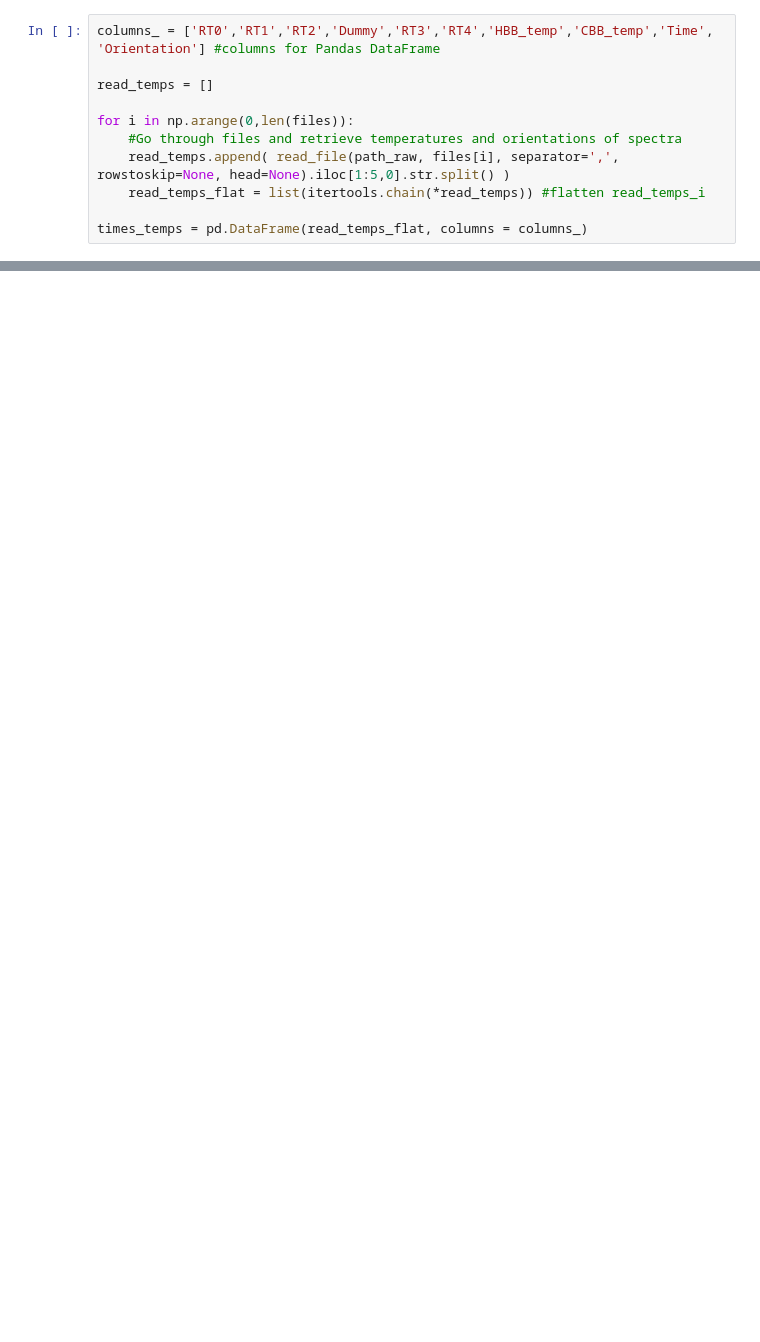
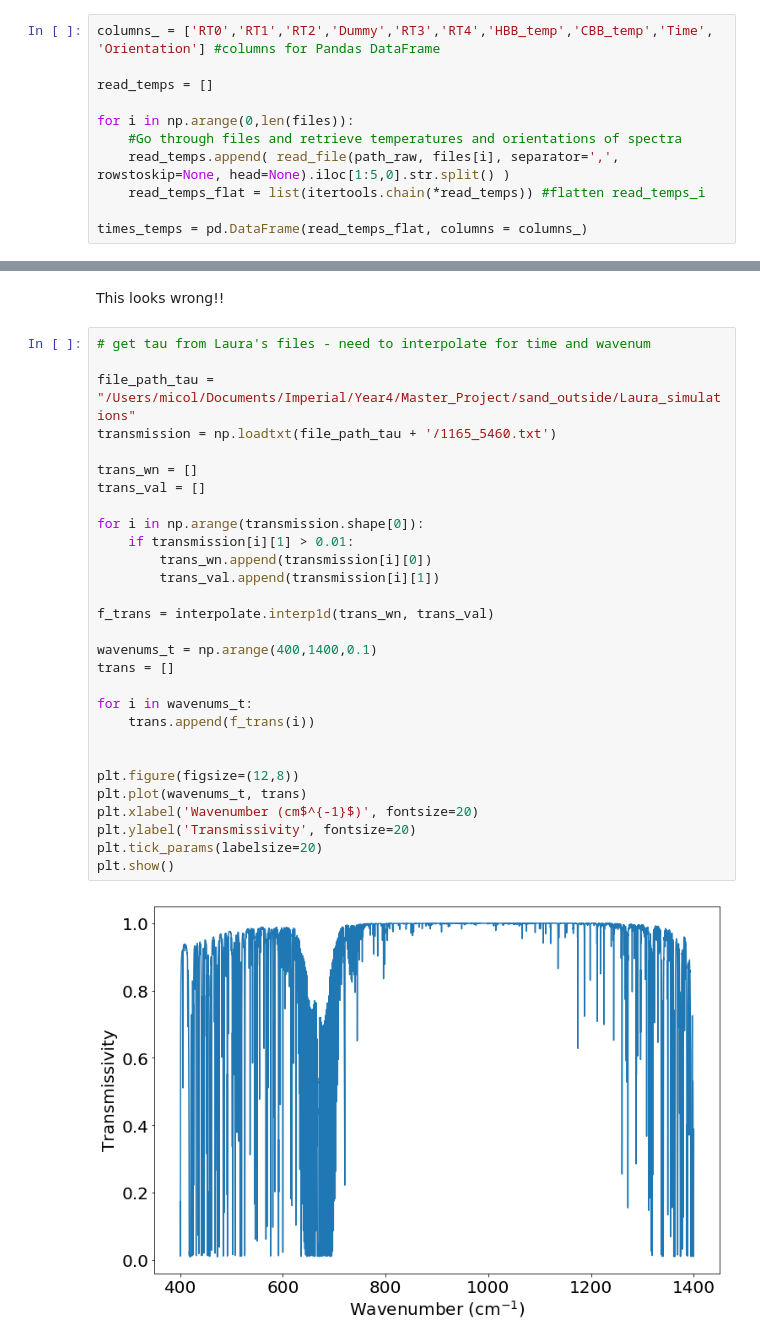
Before and after one commit to micolbedarida/MSci_Project, a Jupyter notebook: sandcode.ipynb, the cells around one changed output, grey strips where cells are left out. Saved outputs shown, nothing was run; the diff lists cells and outputs as text; blank space fills up the shorter version.

```diff
--- a/sandcode.ipynb
+++ b/sandcode.ipynb
@@ -110,0 +168,33 @@ times_temps
+# %% [markdown]
+This looks wrong!!
+# %%
+# get tau from Laura's files - need to interpolate for time and wavenum
+
+file_path_tau = "/Users/micol/Documents/Imperial/Year4/Master_Project/sand_outside/Laura_simulations"
+transmission = np.loadtxt(file_path_tau + '/1165_5460.txt')
+
+trans_wn = []
+trans_val = []
+
+for i in np.arange(transmission.shape[0]):
+    if transmission[i][1] > 0.01:
+        trans_wn.append(transmission[i][0])
+        trans_val.append(transmission[i][1])
+
+f_trans = interpolate.interp1d(trans_wn, trans_val)
+
+wavenums_t = np.arange(400,1400,0.1)
+trans = []
+
+for i in wavenums_t:
+    trans.append(f_trans(i))
+
+
+plt.figure(figsize=(12,8))
+plt.plot(wavenums_t, trans)
+plt.xlabel('Wavenumber (cm$^{-1}$)', fontsize=20)
+plt.ylabel('Transmissivity', fontsize=20)
+plt.tick_params(labelsize=20)
+plt.show()
+# %% [output]
+[figure, added]
```
Also changed, not shown: parts of 9 cells of this notebook.
